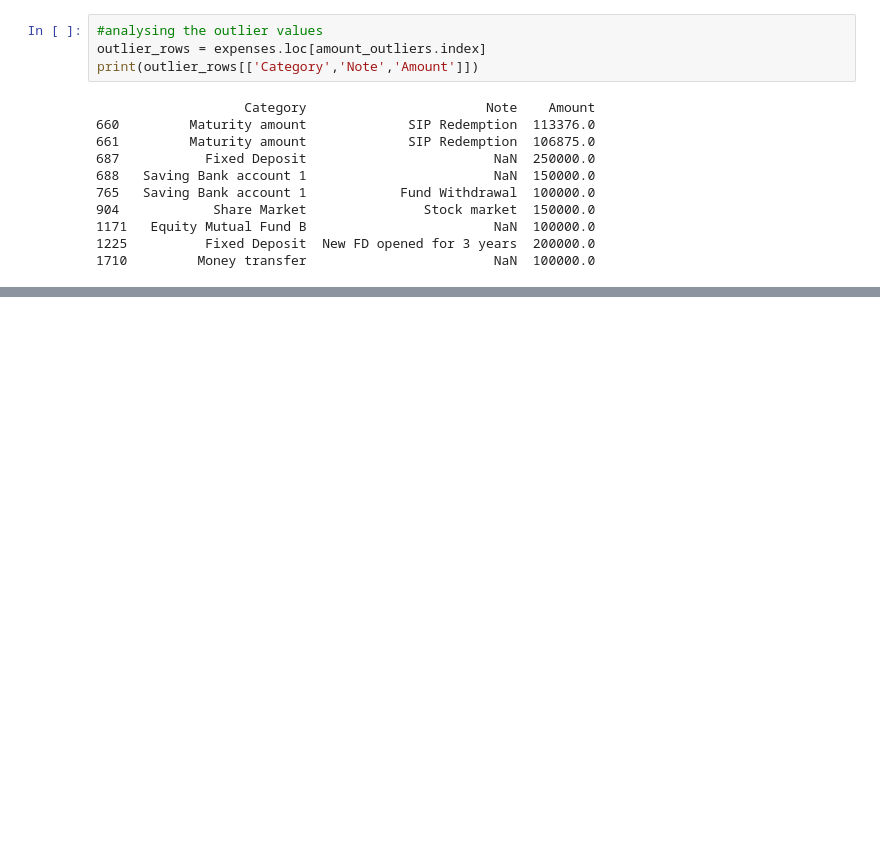
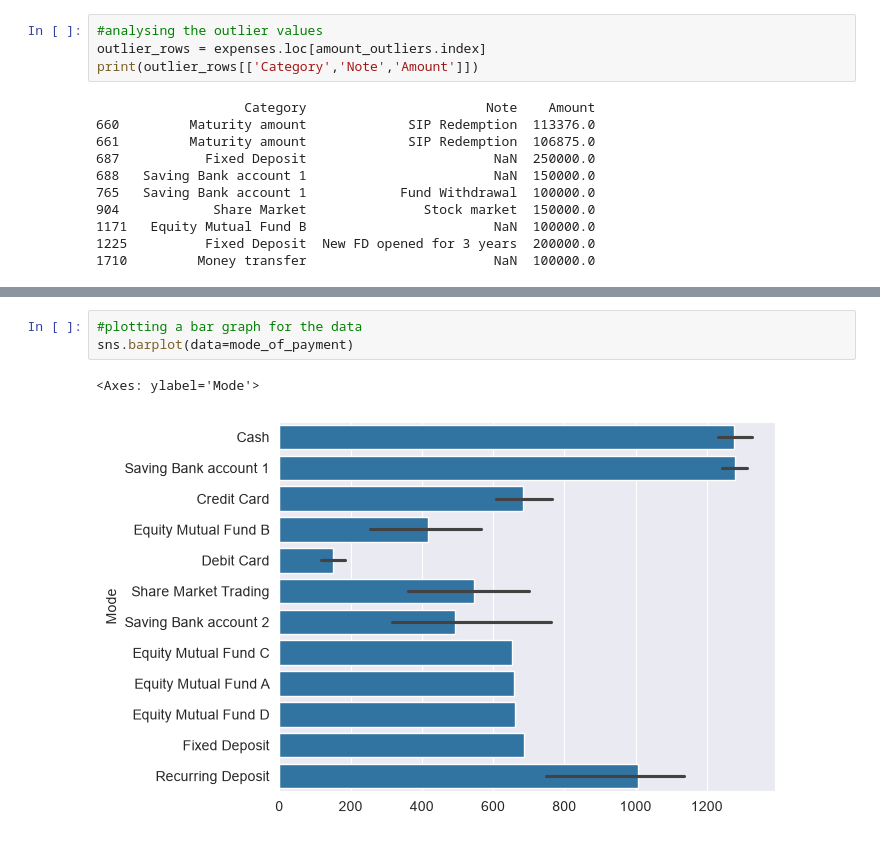
Before and after one commit to Aryan-SinghV/finbud, a Jupyter notebook: daily_expenditure.ipynb, the cells around one changed output, grey strips where cells are left out. Saved outputs shown, nothing was run; the diff lists cells and outputs as text; blank space fills up the shorter version.

```diff
--- a/daily_expenditure.ipynb
+++ b/daily_expenditure.ipynb
@@ -149,0 +192,6 @@ print(outlier_rows[['Category','Note','Amount']])
+# %%
+#plotting a bar graph for the data
+sns.barplot(data=mode_of_payment)
+# %% [output]
+<Axes: ylabel='Mode'>
+[figure, added]
```
Also changed, not shown: parts of 10 cells of this notebook.
